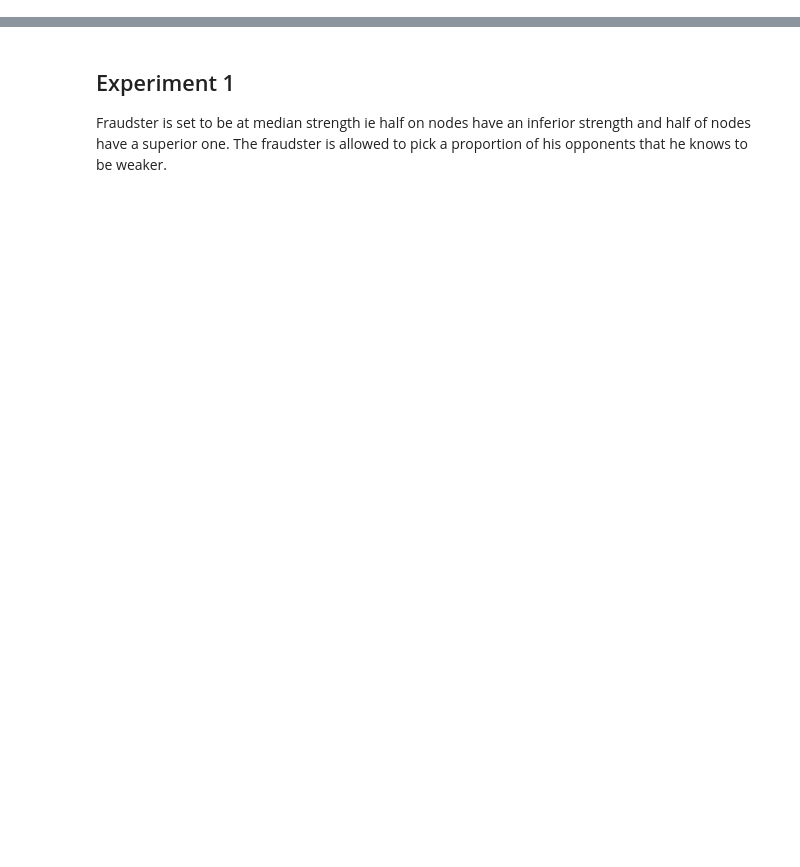
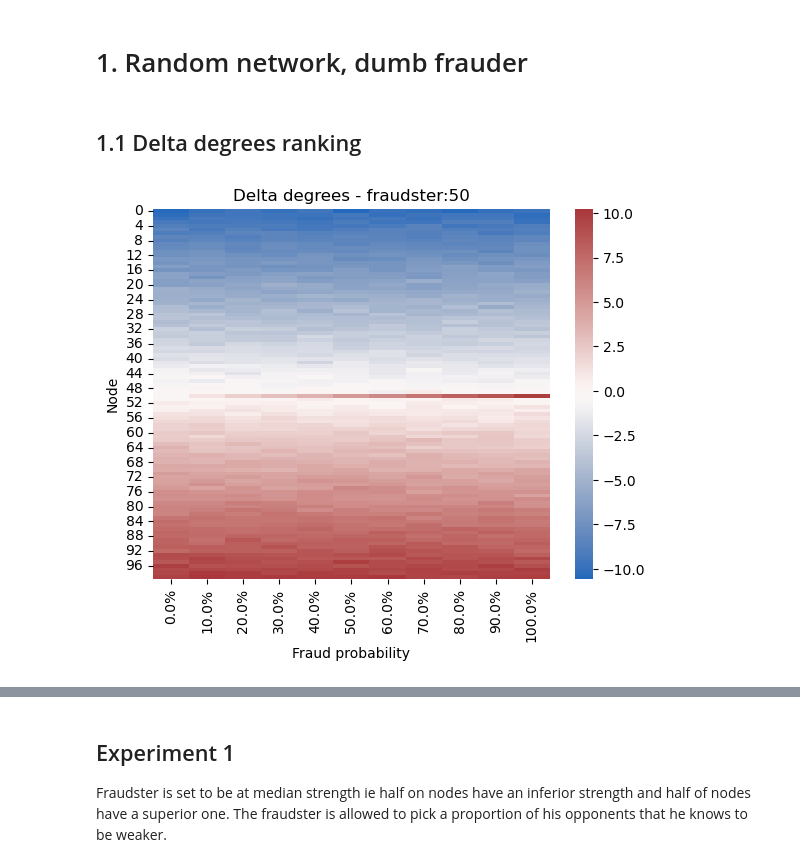
Before and after one commit to PierrickLeroy/mma-graph, a Jupyter notebook: synthetic.ipynb, the cells around one changed output, grey strips where cells are left out. Cells and saved outputs as stored; diff of their text form; code cells hidden in the pictures; blank space fills up the shorter version.

Commit message:
random network dumb fraudster

```diff
--- a/synthetic.ipynb
+++ b/synthetic.ipynb
@@ -26,3 +45,46 @@ G = ap.generate_network(n=N, p=P, distribution=DISTRIBUTION,
 nx.set_node_attributes(G, {k:{"delta_degrees_in_out":v} for k, v in dict(pd.Series(dict(G.in_degree())) - pd.Series(dict(G.out_degree()))).items()})
 nx.set_node_attributes(G, {k:{"pr":v} for k,v in nx.pagerank(G).items()})
 nx.write_gexf(G, "gephi_viz/synthetic.gexf")
+# %% [markdown]
+# 1. Random network, dumb frauder
+# %%
+N = 100
+P = 10/N
+DISTRIBUTION = uniform
+
+FRAUD = True
+FRAUD_PROBABILITY = 0.7
+FRAUDSTER_INDEX = round(N/2)  # or round(N/2)
+FRAUDSTER_STRENGTH = None  # or DISTRIBUTION.expect()
+FRAUD_SCHEME = None  # "strength" or None
+
+STRENGTH_SCHEME = False
+ITERATIONS = 10000  # strength scheme iterations
+DECREASING_FUNCTION = lambda x : power_law(x, 3)  # decreasing function for strength scheme
+# %% [markdown]
+## 1.1 Delta degrees ranking
+# %%
+list_fraud_probabilities = [round(x,2) for x in list(np.linspace(0,1,11))]
+list_series_delta_degrees = []
+for proba in list_fraud_probabilities:
+    l = []
+    for _ in range(100):
+        G = ap.generate_network(N,
+                     P,
+                     distribution=DISTRIBUTION,
+                     fraud=FRAUD,
+                     fraudster_index=FRAUDSTER_INDEX,
+                     fraudster_strength=FRAUDSTER_STRENGTH,
+                     fraud_probability=proba,
+                     strength_scheme=STRENGTH_SCHEME,
+                     iterations=ITERATIONS,
+                     decreasing_function=DECREASING_FUNCTION,
+                     fraud_scheme=FRAUD_SCHEME)
+        l.append(pd.Series(dict(pd.Series(dict(G.in_degree())) - pd.Series(dict(G.out_degree())))).sort_index())
+    list_series_delta_degrees.append(pd.concat(l, axis=1).mean(axis=1).sort_index())
+# %%
+ax = sns.heatmap(pd.concat(list_series_delta_degrees, axis=1).values,
+            cmap=sns.color_palette("vlag", as_cmap=True),
+            xticklabels=[f"{100*x}%" for x in list_fraud_probabilities]).set(xlabel='Fraud probability', ylabel='Node', title=f"Delta degrees - fraudster:{FRAUDSTER_INDEX}");
+# %% [output]
+[figure, added]
```
Also changed, not shown: parts of 59 cells of this notebook, 7 other files.
